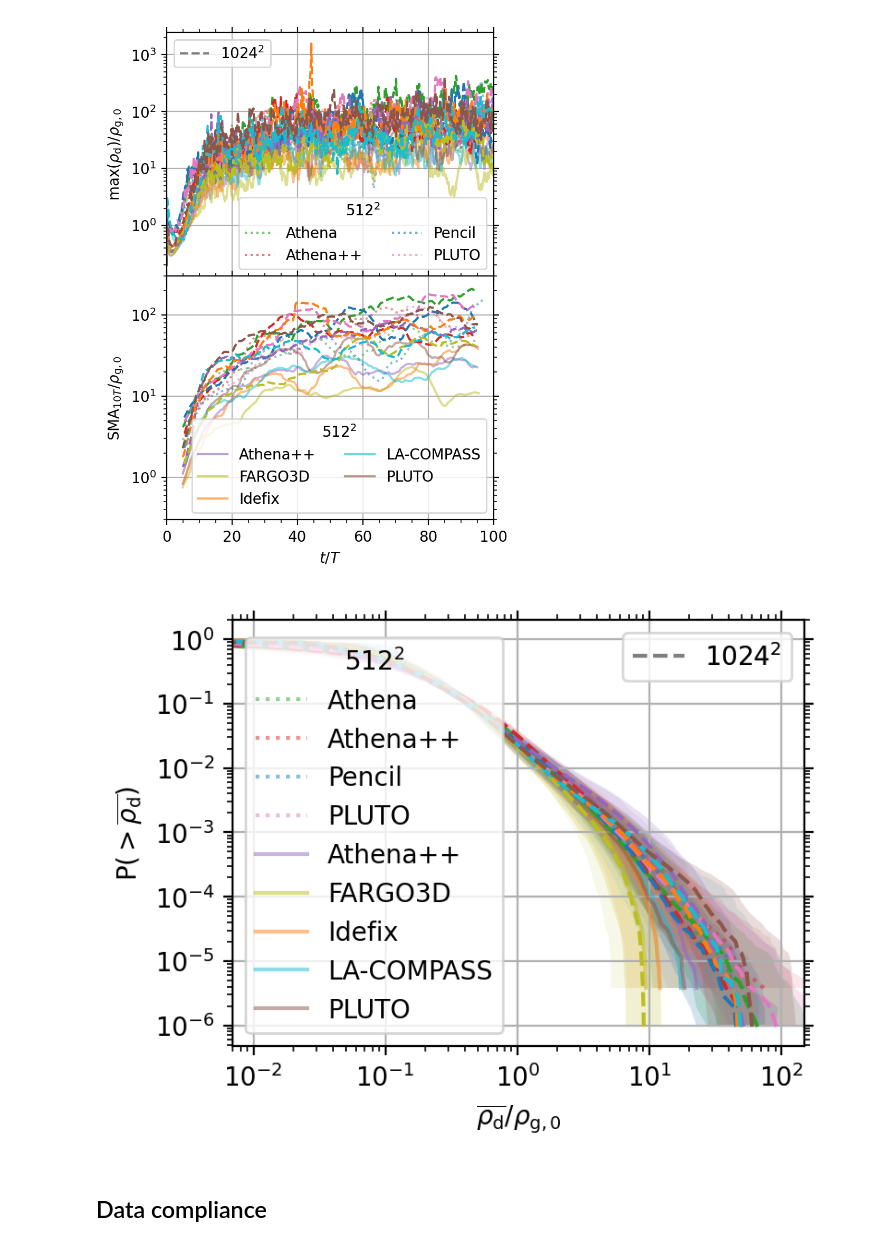
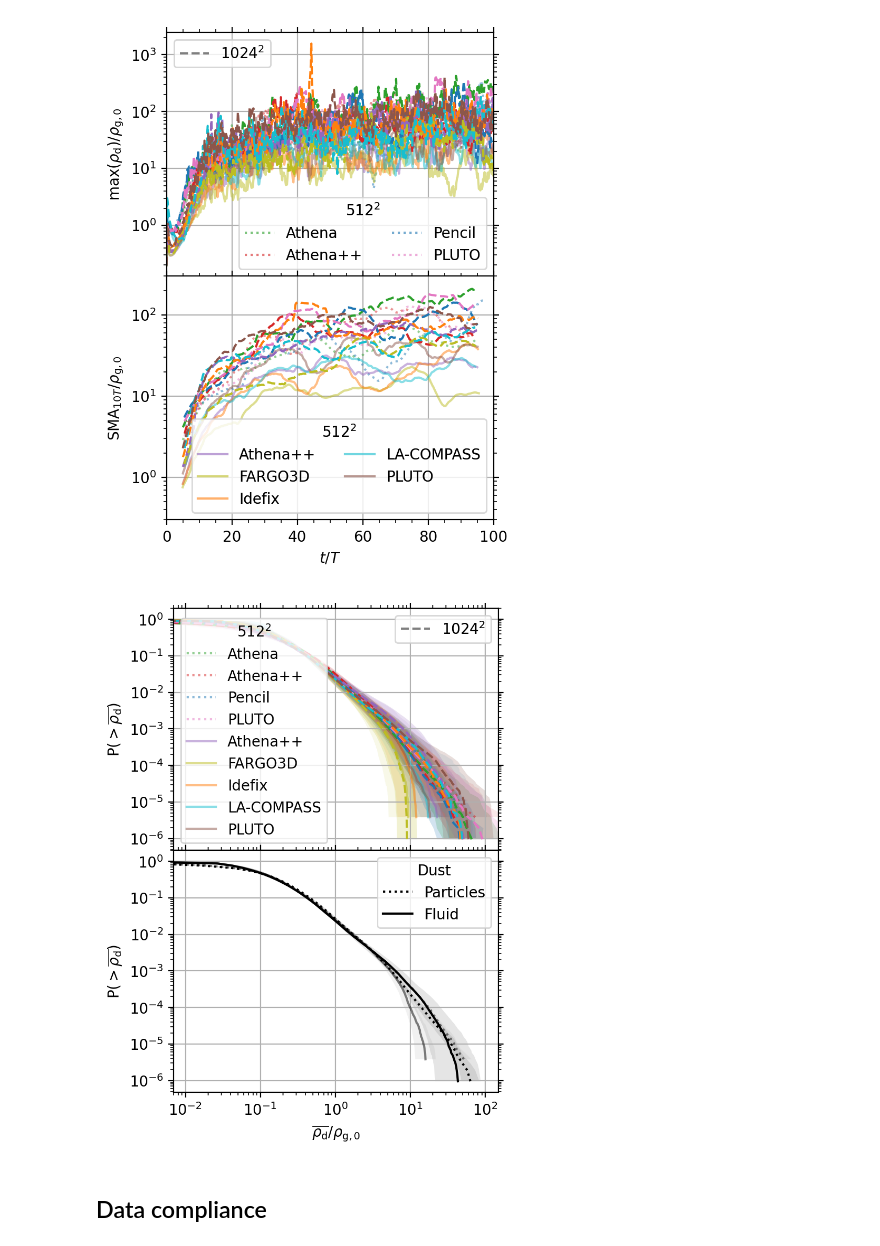
Before and after one commit to pfitsplus/sicc, a Jupyter notebook: unstratified/BA/1024/BA-1024.ipynb, the cells around one changed output. Cells and saved outputs as stored; diff of their text form; code cells hidden in the pictures.

Commit message:
Add average CDFs for each dust method/variation

```diff
--- a/unstratified/BA/1024/BA-1024.ipynb
+++ b/unstratified/BA/1024/BA-1024.ipynb
@@ -180,12 +180,14 @@ plt.savefig(f'figs/{problem}-{res}_time_series.png', dpi=600, bbox_inches='tight
 times = [20, 50, 100]  # [T]
 
 # Plot
-fig, ax = plt.subplots(figsize=(4, 3), dpi=200)
-c_handles, ls_handles = [], []
+fig, axs = plt.subplots(nrows=2, sharex=True, figsize=(4, 6), dpi=200)
+c_handles, ls_handles, ls_handles2 = [], [], []
 for res in reses:
     indices = -np.unique(np.logspace(np.log2(res**2), 0, num=100, base=2,
                          dtype=int))
     for key, value in runs.items():
+        label = 'Fluid' if key == 'dust_fluid' else 'Particles'
+        key_stack = []
         for code, color in value['codes'].items():
             path = f'{root}/{res}/src/{key}/{code}'
             rhops = []
@@ -193,47 +195,69 @@ for res in reses:
                 snapshot = np.load(f'{path}/{time}.npz')
                 sort = np.sort(snapshot['rhop'], axis=None)
                 rhops.append(sort)
             rhops = np.asarray(rhops)
             avgs = np.average(rhops, axis=0)
             cdf = np.linspace(1, 0, avgs.size, endpoint=False)
             log = np.log(np.clip(rhops, 1e-45, None))
             std_log = np.std(log, axis=0)
             stds = np.clip(np.exp(std_log), None, 3)
             cdf = np.take_along_axis(cdf, indices, 0)
             avgs = np.take_along_axis(avgs, indices, 0)
             stds = np.take_along_axis(stds, indices, 0)
             if res == 512:
                 alpha = 0.5
                 ls = value['ls']
                 hatch = None
                 c_handles.append(ax.plot([],[], alpha=alpha, c=color,
                                  label=code, ls=ls)[0])
             else:
                 alpha = 1.0
                 ls = 'dashed'
-            ax.plot(avgs, cdf, alpha=alpha, c=color, ls=ls)
-            ax.fill_betweenx(cdf, avgs/stds, avgs*stds, alpha=alpha/5,
-                             color=color, ec=None)
+            axs[0].plot(avgs, cdf, alpha=alpha, c=color, ls=ls)
+            axs[0].fill_betweenx(cdf, avgs/stds, avgs*stds, alpha=alpha/5,
+                                 color=color, ec=None)
+            key_stack.append(avgs)
+        key_stack = np.asarray(key_stack)
+        avg = np.average(key_stack, axis=0)
+        std = np.exp(np.std(np.log(key_stack), axis=0))
+        axs[1].plot(avg, cdf, alpha=alpha, c='k', ls=value['ls'])
+        axs[1].fill_betweenx(cdf, avg/std, avg*std, X=alpha/5,
+                             color='tab:gray', ec=None)
 
 # Custom legends
-ax.add_artist(ax.legend(handles=c_handles, loc='lower left', title=r'$512^2$'))
-ls_handles.append(ax.plot([], [], c='tab:gray', ls='dashed',
-                  label=r'$1024^2$')[0])
-ax.add_artist(ax.legend(framealpha=0.56, handles=ls_handles, loc='upper right'))
+axs[0].add_artist(axs[0].legend(handles=c_handles, loc='lower left',
+                                title=r'$512^2$'))
+ls_handles.append(axs[0].plot([], [], c='tab:gray', ls='dashed',
+                              label=r'$1024^2$')[0])
+axs[0].add_artist(axs[0].legend(framealpha=0.56, handles=ls_handles,
+                                loc='upper right'))
+ls_handles2.append(axs[1].plot([], [], ':k', label='Particles')[0])
+ls_handles2.append(axs[1].plot([], [], 'k', label='Fluid')[0])
+axs[1].add_artist(axs[1].legend(framealpha=0.56, handles=ls_handles2,
+                                title='Dust'))
 
 # Format plots
-ax.grid()
-ax.minorticks_on()
-ax.set(xlim=(7e-3, 1.5e2), xscale='log', yscale='log',
-       xlabel=r'$\overline{\rho_\mathrm{d}}/\rho_\mathrm{g,0}$',
-       ylabel=r'P$(>\overline{\rho_\mathrm{d}})$')
-ax.tick_params(axis='both', which='both', top=True, right=True)
+# ax.grid()
+# ax.minorticks_on()
+# ax.set(xlim=(7e-3, 1.5e2), xscale='log', yscale='log',
+#        xlabel=r'$\overline{\rho_\mathrm{d}}/\rho_\mathrm{g,0}$',
+#        ylabel=r'P$(>\overline{\rho_\mathrm{d}})$')
+# ax.tick_params(axis='both', which='both', top=True, right=True)
+for ax in axs:
+    ax.grid()
+    ax.minorticks_on()
+    ax.set(xscale='log', yscale='log',
+           ylabel=r'P$(>\overline{\rho_\mathrm{d}})$')
+    ax.tick_params(axis='both', which='both', top=True, right=True)
+axs[1].set(xlim=(7e-3, 1.5e2),
+           xlabel=r'$\overline{\rho_\mathrm{d}}/\rho_\mathrm{g,0}$')
+fig.subplots_adjust(hspace=0)
 plt.savefig(f'figs/{problem}-{res}_CDF.pdf', bbox_inches='tight',
             pad_inches=0.01)
 plt.savefig(f'figs/{problem}-{res}_CDF.png', dpi=600, bbox_inches='tight',
             pad_inches=0.01)
 # %% [output]
-[figure, old version]
+[figure, new version]
 # %% [markdown]
 ## Data compliance
 # %% [markdown]
```
Also changed, not shown: parts of 1 cell of this notebook, 1 other file.
